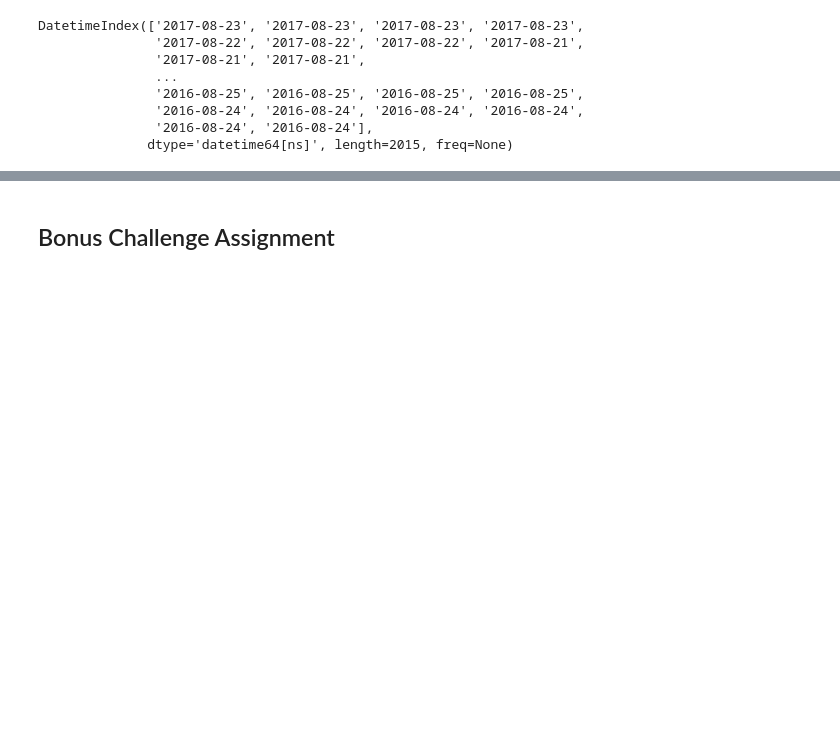
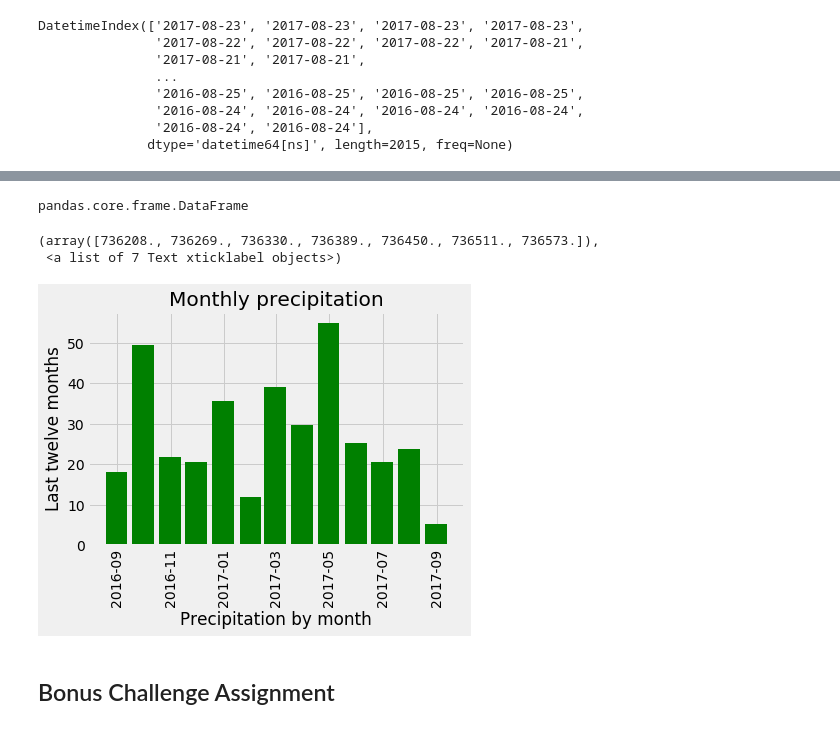
Before and after one commit to IrinaUX/sqlalchemy-challenge, a Jupyter notebook: climate_starter-Copy1.ipynb, the cells around one changed output, grey strips where cells are left out. Cells and saved outputs as stored; diff of their text form; code cells hidden in the pictures; blank space fills up the shorter version.

```diff
--- a/climate_starter-Copy1.ipynb
+++ b/climate_starter-Copy1.ipynb
@@ -654,0 +216,3 @@ Name: Date, dtype: object
+# %%
+prcp_reset = prcp.reset_index()
+prcp_reset
@@ -655,3 +234,20 @@ Name: Date, dtype: object
+# %%
+type(prcp_reset)
+# %% [output]
+pandas.core.frame.DataFrame
+# %%
+# Plot precipitation using plt.plot() method
+x_axis = prcp_reset['Date']
+y_axis = prcp_reset['Precipitation']
+plt.bar(x_axis, y_axis, color='g', width=25, align="center")
+plt.title("Monthly precipitation")
+plt.xlabel("Precipitation by month")
+plt.ylabel("Last twelve months")
+plt.xticks(rotation='vertical')
+# %% [output]
+(array([736208., 736269., 736330., 736389., 736450., 736511., 736573.]),
+ <a list of 7 Text xticklabel objects>)
+[figure, added]
 # %% [markdown]
 ## Bonus Challenge Assignment
 # %%
```
Also changed, not shown: parts of 69 cells of this notebook, 1 other file.
